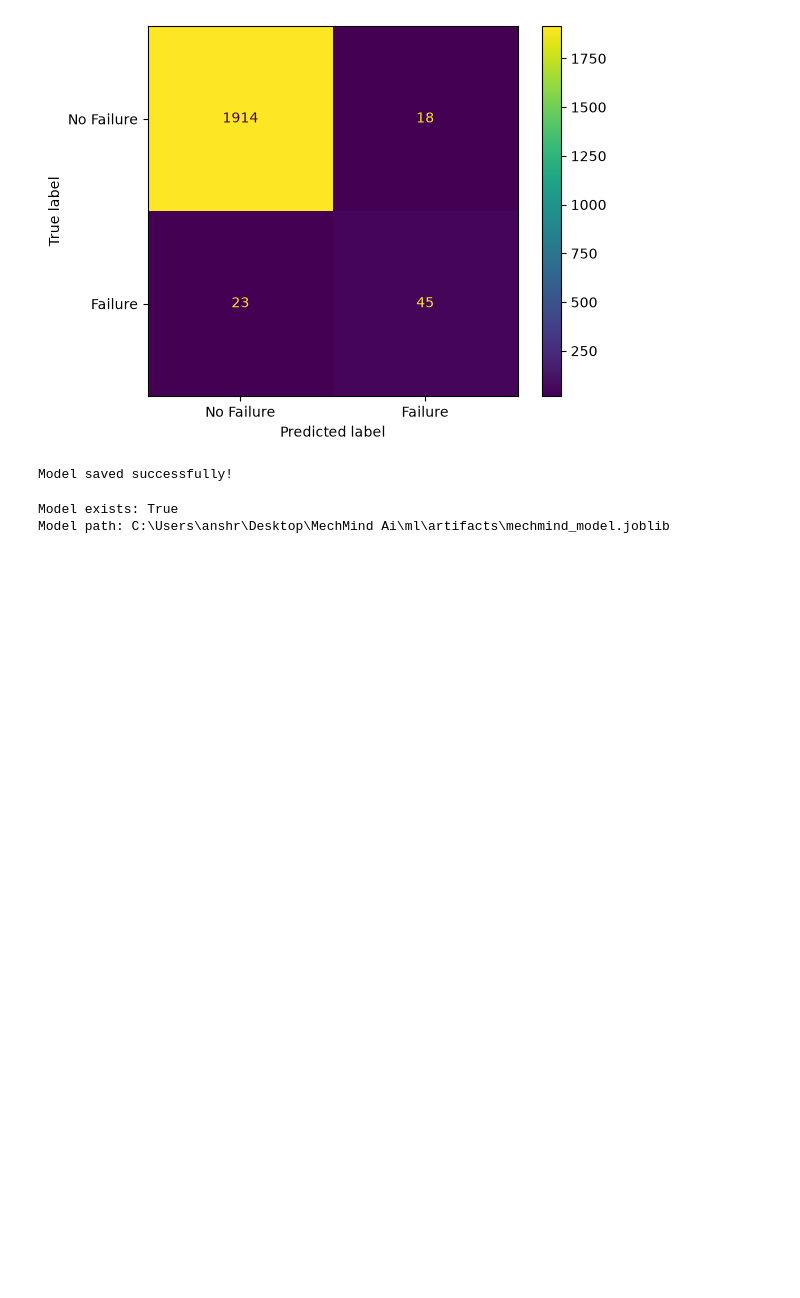
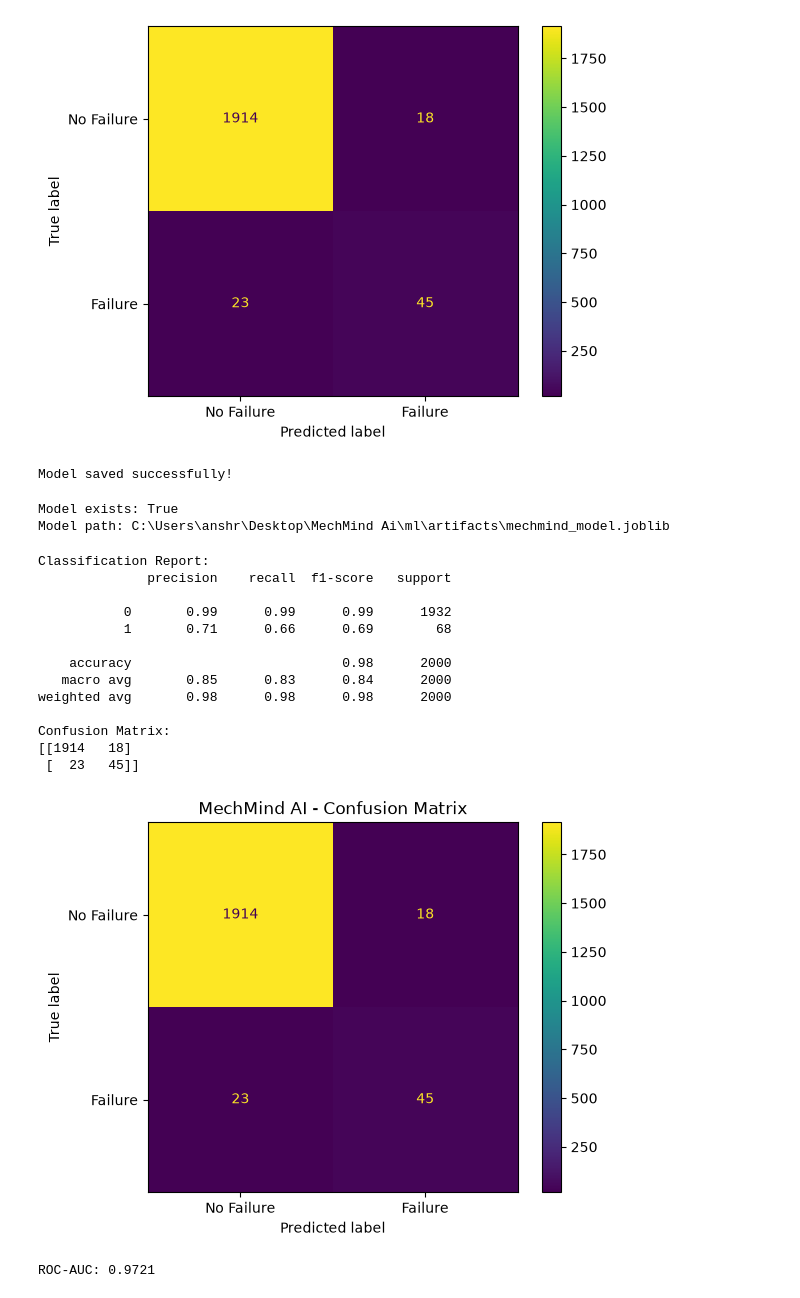
Before and after one commit to AnshMishra777/MechMind-Ai, a Jupyter notebook: ml/notebooks/01_data_exploration.ipynb, the cells around one changed output. Saved outputs shown, nothing was run; the diff lists cells and outputs as text; code cells hidden in the pictures; blank space fills up the shorter version.

```diff
--- a/ml/notebooks/01_data_exploration.ipynb
+++ b/ml/notebooks/01_data_exploration.ipynb
@@ -278,3 +278,51 @@ print("Model path:", model_path.resolve())
 # %% [output]
 Model exists: True
 Model path: C:\Users\anshr\Desktop\MechMind Ai\ml\artifacts\mechmind_model.joblib
+# %%
+
+from sklearn.metrics import (
+    classification_report,
+    confusion_matrix,
+    ConfusionMatrixDisplay,
+    roc_auc_score
+)
+import matplotlib.pyplot as plt
+
+# Predict on unseen test data
+y_pred = model.predict(X_test)
+y_prob = model.predict_proba(X_test)[:, 1]
+
+# Classification metrics
+print("Classification Report:")
+print(classification_report(y_test, y_pred, zero_division=0))
+
+# Confusion matrix
+print("Confusion Matrix:")
+print(confusion_matrix(y_test, y_pred))
+
+ConfusionMatrixDisplay.from_predictions(
+    y_test,
+    y_pred,
+    display_labels=["No Failure", "Failure"]
+)
+plt.title("MechMind AI - Confusion Matrix")
+plt.show()
+
+# ROC-AUC
+print("ROC-AUC:", round(roc_auc_score(y_test, y_prob), 4))
+# %% [output]
+Classification Report:
+              precision    recall  f1-score   support
+
+           0       0.99      0.99      0.99      1932
+           1       0.71      0.66      0.69        68
+
+    accuracy                           0.98      2000
+   macro avg       0.85      0.83      0.84      2000
+weighted avg       0.98      0.98      0.98      2000
+
+Confusion Matrix:
+[[1914   18]
+ [  23   45]]
+[figure, added]
+ROC-AUC: 0.9721
```
Also changed, not shown: parts of 1 cell of this notebook, 1 other file.
